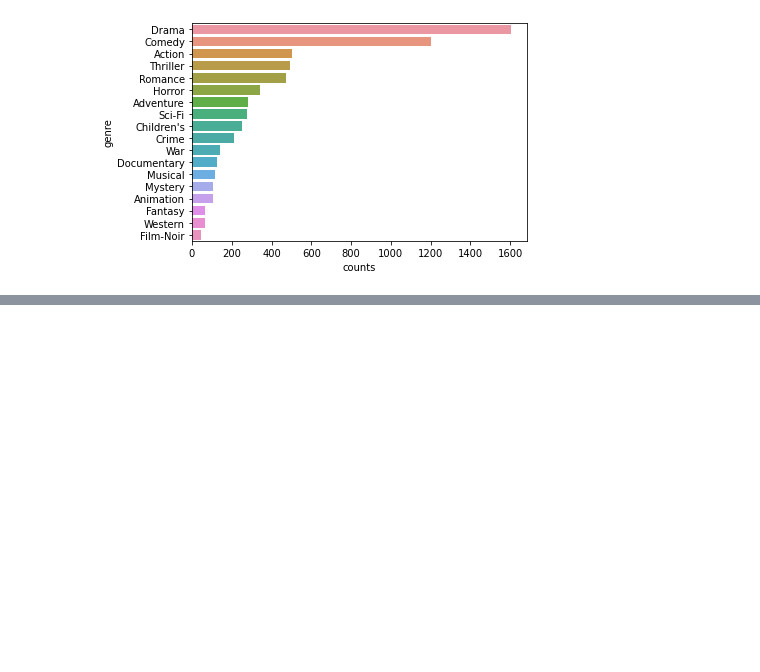
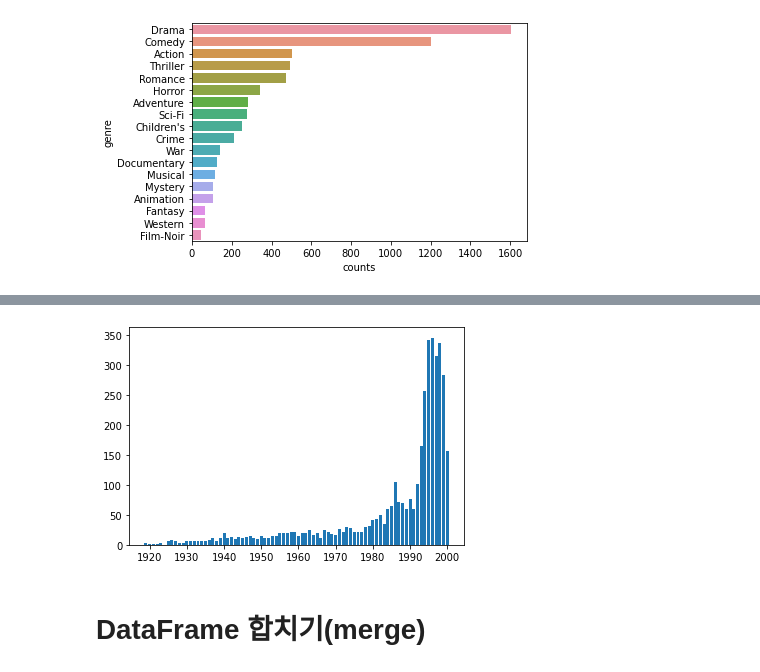
Before and after one commit to DavidJeonKr/lab_python, a Jupyter notebook: py25_.ipynb, the cells around one changed output, grey strips where cells are left out. Saved outputs shown, nothing was run; the diff lists cells and outputs as text; code cells hidden in the pictures; blank space fills up the shorter version.

```diff
--- a/py25_.ipynb
+++ b/py25_.ipynb
@@ -231,0 +276,7 @@ plt.show()
+# %%
+plt.bar(x=year_counts.index, height=year_counts.values)
+plt.show()
+# %% [output]
+[figure, added]
+# %% [markdown]
+# DataFrame 합치기(merge)
```
Also changed, not shown: parts of 156 cells of this notebook.
